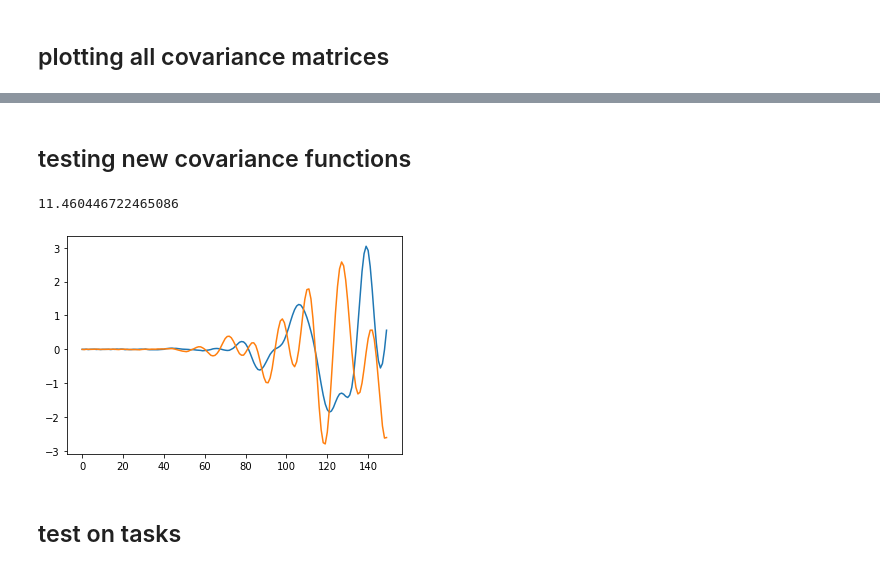
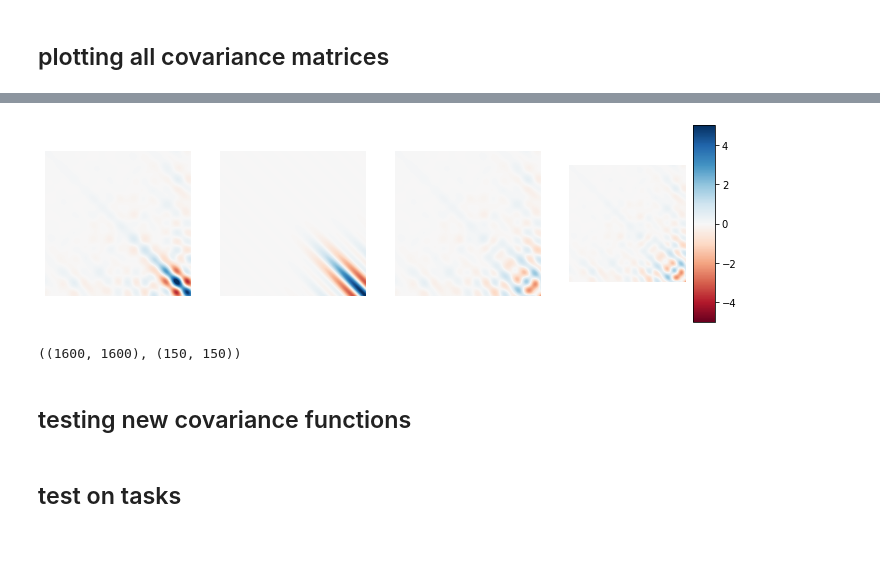
Before and after one commit to BruntonUWBio/structured-random-features, a Jupyter notebook: new_version/haltere_rand_features_test.ipynb, the cells around one changed output, grey strips where cells are left out. Saved outputs shown, nothing was run; the diff lists cells and outputs as text; code cells hidden in the pictures; blank space fills up the shorter version.

```diff
--- a/new_version/haltere_rand_features_test.ipynb
+++ b/new_version/haltere_rand_features_test.ipynb
@@ -137,12 +139,45 @@ plt.axis('off')
+# %%
+with open('results/haltere_rand_features/Pratt_STA.pickle', 'rb') as handle:
+    STA_data = pickle.load(handle)
+C_data = STA_data.T @ STA_data
+C_data *= N / np.trace(C_data)
+
+# C = haltere_covariance_matrix(1600, 2, 8, 50, scale=1)
+
+fig = plt.figure(figsize=(12, 9))
+ax = fig.add_subplot(141)
+plt.imshow(C_data, cmap='RdBu')
+cmap_lim = 5
+plt.clim(-cmap_lim, cmap_lim)
+plt.axis('off')
+# plt.colorbar()
+
+ax = fig.add_subplot(142)
+plt.imshow(C, cmap='RdBu')
+plt.clim(-cmap_lim, cmap_lim)
+plt.axis('off')
+# plt.colorbar()
+
+ax = fig.add_subplot(143)
+plt.imshow(C_data - C, cmap='RdBu')
+cmap_lim = 5
+plt.clim(-cmap_lim, cmap_lim)
+plt.axis('off')
+
+
+ax = fig.add_subplot(144)
+plt.imshow(C_data - C, cmap='RdBu')
+cmap_lim = 5
+plt.clim(-cmap_lim, cmap_lim)
+plt.axis('off')
+cbar = plt.colorbar(extend='neither', spacing='proportional',
+                orientation='vertical', aspect=9)
+plt.savefig('results/haltere_rand_features/covariance_matrices.pdf')
+# %% [output]
+[figure, added]
+# %%
+C_data.shape, C.shape
+# %% [output]
+((1600, 1600), (150, 150))
 # %% [markdown]
 ## testing new covariance functions
-# %%
-W = haltere_inspired_weights(100, 150, 3, 13, decay_coef=50)
-print(np.mean(la.norm(W, axis=1)))
-
-fig = plt.figure()
-for i in range(2):
-    plt.plot(W[i])
-# %% [output]
-11.460446722465086
-[figure, removed]
```
Also changed, not shown: parts of 17 cells of this notebook, 4 other files.
